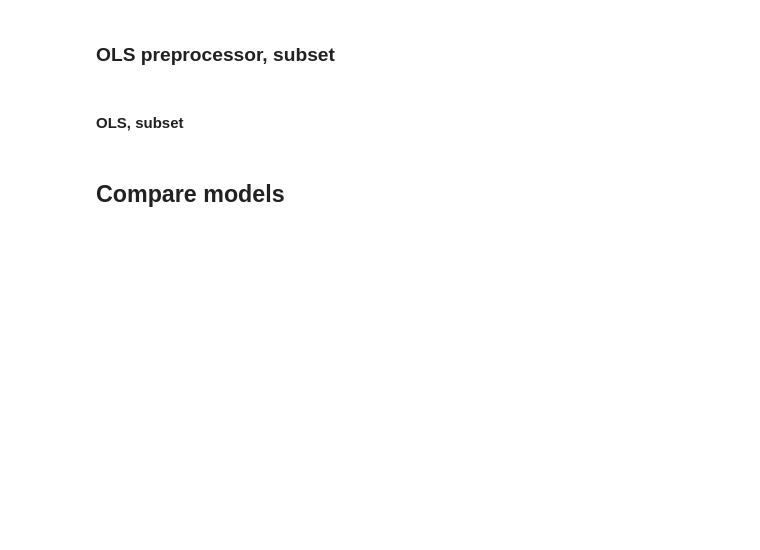
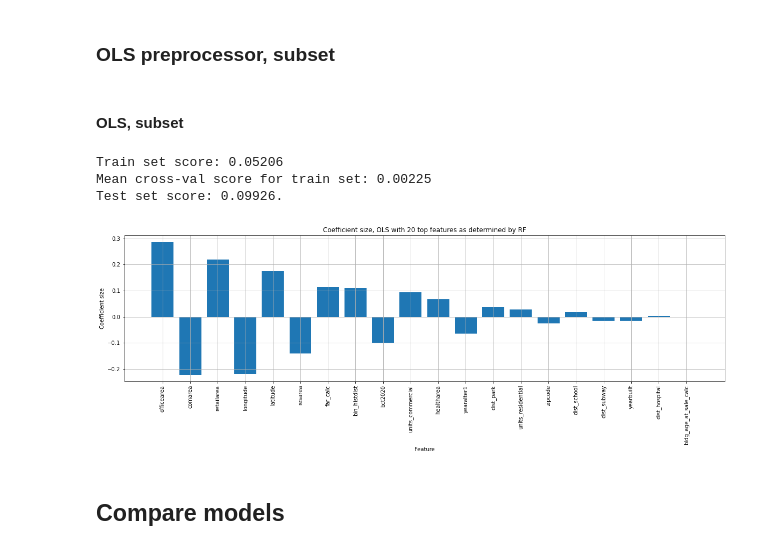
Before and after one commit to lprockop/MastersThesis, a Jupyter notebook: MASTER_MODELS.ipynb, the cells around one changed output. Cells and saved outputs as stored; diff of their text form; code cells hidden in the pictures; blank space fills up the shorter version.

```diff
--- a/MASTER_MODELS.ipynb
+++ b/MASTER_MODELS.ipynb
@@ -254,41 +271,47 @@ preprocess_sub_ols = ColumnTransformer(
         ('num', numeric_transformer, numeric_features_sub),
         ('cat', categorical_transformer, categorical_features_sub)])
 
-preprocess_sub_ols = preprocess_sub_ols.fit(X_train_imp)
+preprocess_sub_lr = preprocess_sub_ols.fit(X_train_imp)
 
 def preprocessor_sub_ols(data):
-    preprocessed_data = preprocess_sub_ols.transform(data)
+    preprocessed_data = preprocess_sub_lr.transform(data)
     return preprocessed_data
 # %% [markdown]
 #### OLS, subset
 # %%
 from sklearn.linear_model import LinearRegression
 from sklearn.model_selection import cross_val_score
 from statistics import mean
 from sklearn.metrics import mean_squared_error
 
 lr = LinearRegression().fit(preprocessor_sub_ols(X_train_imp), y_train)
 
 print("Train set score: {:.5f}".format(lr.score(preprocessor_sub_ols(X_train_imp), y_train)))
 print("Mean cross-val score for train set: {:.5f}".format(cross_val_score(lr, preprocessor_sub_ols(X_train_imp), y_train, scoring='r2').mean()))
 print("Test set score: {:.5f}.".format(lr.score(preprocessor_sub_ols(X_test_imp), y_test)))
 
 ols_2_predictions = lr.predict(preprocessor_sub_ols(X_test_imp))
 
 #sort results by coefficient size
 ols_2_results = pd.concat((pd.DataFrame(X_train_imp.columns), pd.DataFrame(lr.coef_)), axis=1)
 ols_2_results.columns = ['column', 'coef']
-ols_2_results = ols_2_results.sort_values('coef', ascending=True)
+ols_2_results = ols_2_results.sort_values('coef', ascending=False, key=abs)
 
 #plot figure
 plt.figure(figsize=(20, 5))
 plt.bar(ols_2_results.column, ols_2_results.coef)
 plt.xticks(rotation=90)
 plt.grid()
 plt.xlabel("Feature")
 plt.ylabel('Coefficient size')
-plt.savefig("OUTPUT_models/subsetcoefs.png")
+plt.title('Coefficient size, OLS with 20 top features as determined by RF')
+plt.savefig("Data/OUTPUT_models/subsetcoefs.png")
 plt.show()
+# %% [output]
+Train set score: 0.05206
+Mean cross-val score for train set: 0.00225
+Test set score: 0.09926.
+[figure, added]
 # %% [markdown]
 ## Compare models
 # %%
```
Also changed, not shown: parts of 11 cells of this notebook, 27 other files.
